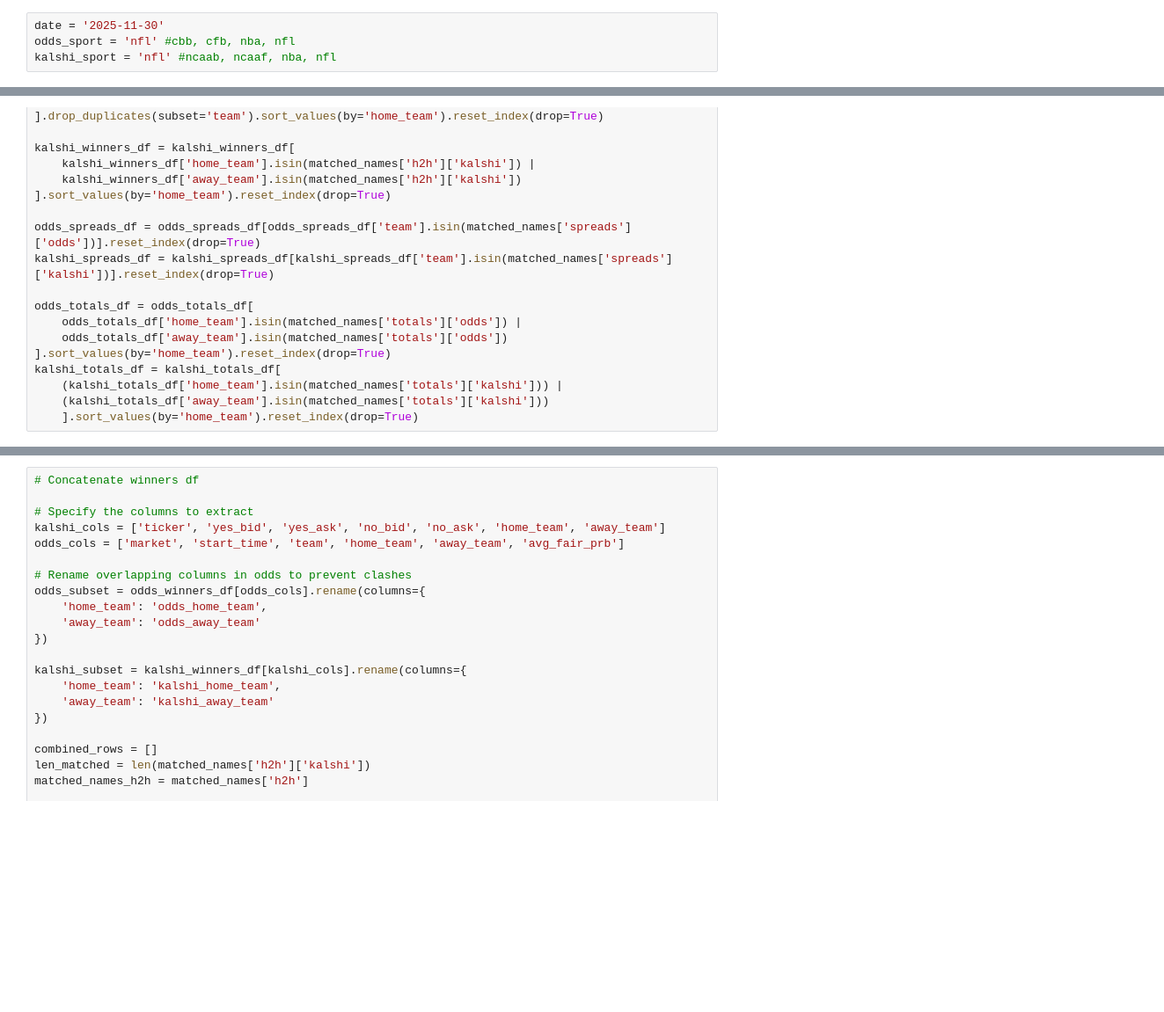
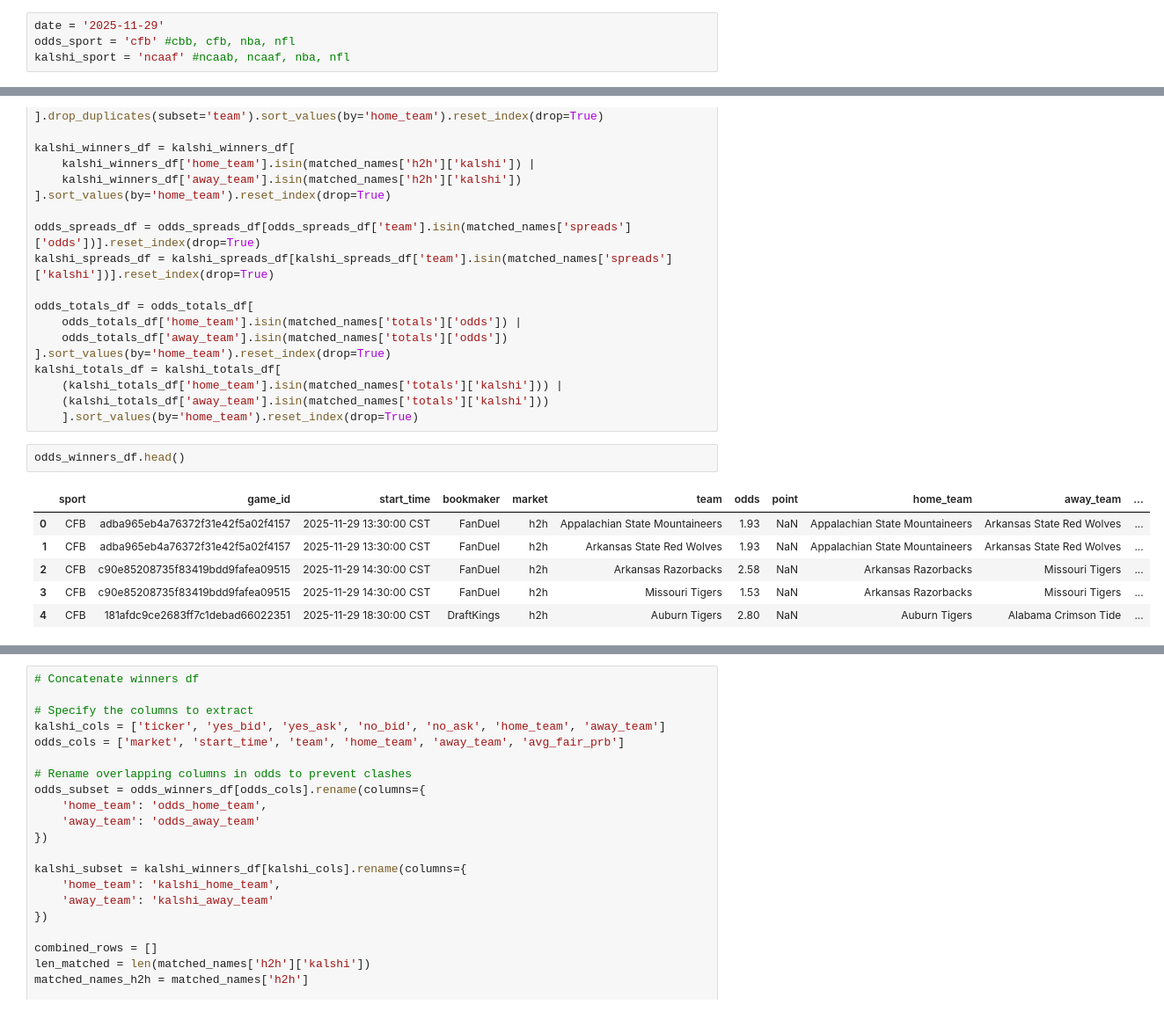
Before and after one commit to bassuaz24/kalshi_bets, a Jupyter notebook: jupyter_archive/cfb_data_analysis.ipynb, the cells around one changed output, grey strips where cells are left out. Shown: that part at 88% size. Cells and saved outputs as stored; diff of their text form; blank space fills up the shorter version.

```diff
--- a/jupyter_archive/cfb_data_analysis.ipynb
+++ b/jupyter_archive/cfb_data_analysis.ipynb
@@ -16,9 +17,9 @@ if my fair probability is wildely different than the midprice, should I weigh it
 
 can i still find edge in a very wide market?
 # %%
-date = '2025-11-30'
-odds_sport = 'nfl' #cbb, cfb, nba, nfl
-kalshi_sport = 'nfl' #ncaab, ncaaf, nba, nfl
+date = '2025-11-29'
+odds_sport = 'cfb' #cbb, cfb, nba, nfl
+kalshi_sport = 'ncaaf' #ncaab, ncaaf, nba, nfl
 # %%
 odds_df = pd.read_csv(f"../data_collection/updated_scripts/oddsapi_outputs/{date}/{odds_sport}_odds.csv")
 odds_df.drop(columns=['league'], inplace=True)
@@ -258,3 +272,12 @@ kalshi_totals_df = kalshi_totals_df[
     (kalshi_totals_df['home_team'].isin(matched_names['totals']['kalshi'])) |
     (kalshi_totals_df['away_team'].isin(matched_names['totals']['kalshi']))
     ].sort_values(by='home_team').reset_index(drop=True)
+# %%
+odds_winners_df.head()
+# %% [output]
+|  | sport | game_id | start_time | bookmaker | market | team | odds | point | home_team | away_team | ... |
+| 0 | CFB | adba965eb4a76372f31e42f5a02f4157 | 2025-11-29 13:30:00 CST | FanDuel | h2h | Appalachian State Mountaineers | 1.93 | NaN | Appalachian State Mountaineers | Arkansas State Red Wolves | ... |
+| 1 | CFB | adba965eb4a76372f31e42f5a02f4157 | 2025-11-29 13:30:00 CST | FanDuel | h2h | Arkansas State Red Wolves | 1.93 | NaN | Appalachian State Mountaineers | Arkansas State Red Wolves | ... |
+| 2 | CFB | c90e85208735f83419bdd9fafea09515 | 2025-11-29 14:30:00 CST | FanDuel | h2h | Arkansas Razorbacks | 2.58 | NaN | Arkansas Razorbacks | Missouri Tigers | ... |
+| 3 | CFB | c90e85208735f83419bdd9fafea09515 | 2025-11-29 14:30:00 CST | FanDuel | h2h | Missouri Tigers | 1.53 | NaN | Arkansas Razorbacks | Missouri Tigers | ... |
+| 4 | CFB | 181afdc9ce2683ff7c1debad66022351 | 2025-11-29 18:30:00 CST | DraftKings | h2h | Auburn Tigers | 2.80 | NaN | Auburn Tigers | Alabama Crimson Tide | ... |
```
Also changed, not shown: parts of 17 cells of this notebook, 14 other files.
